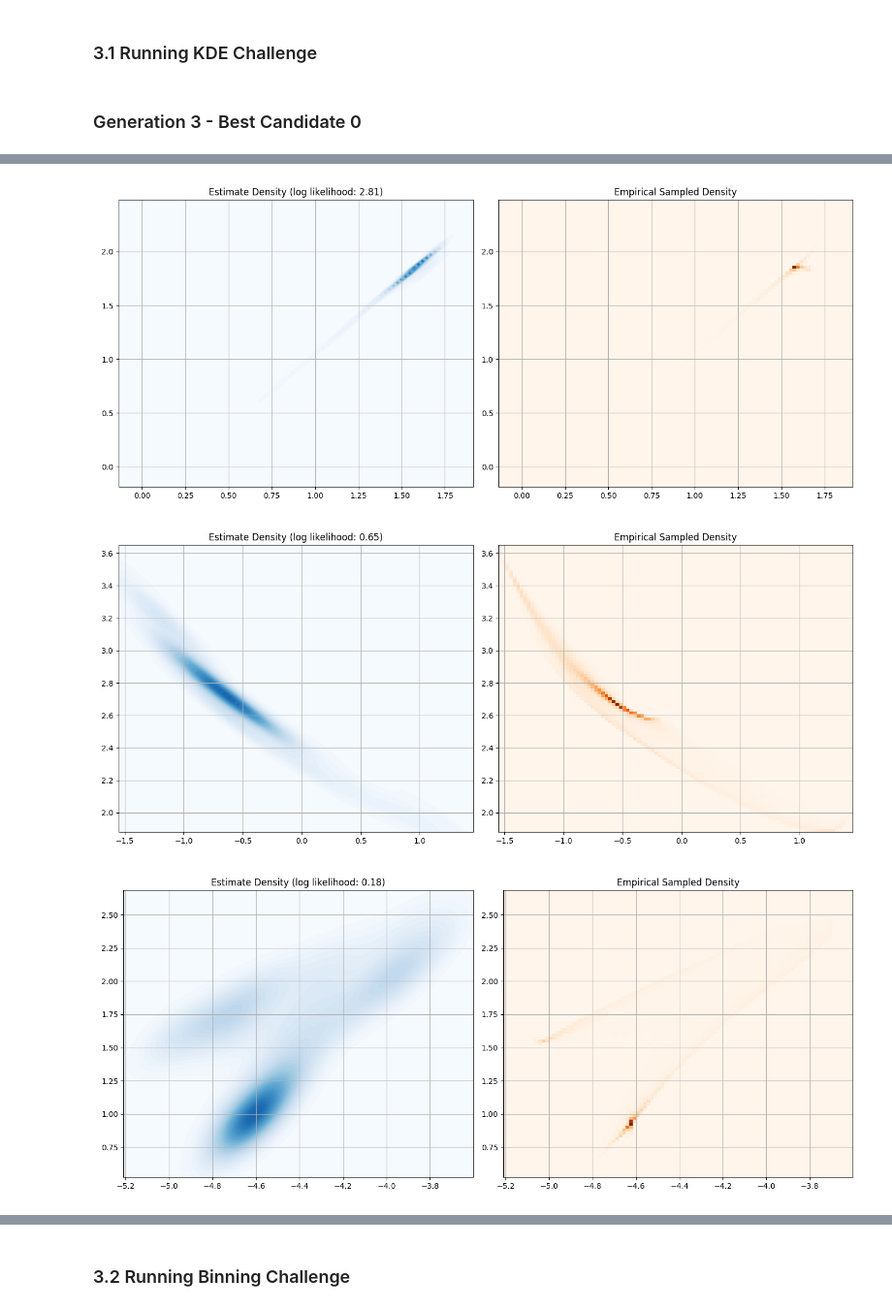
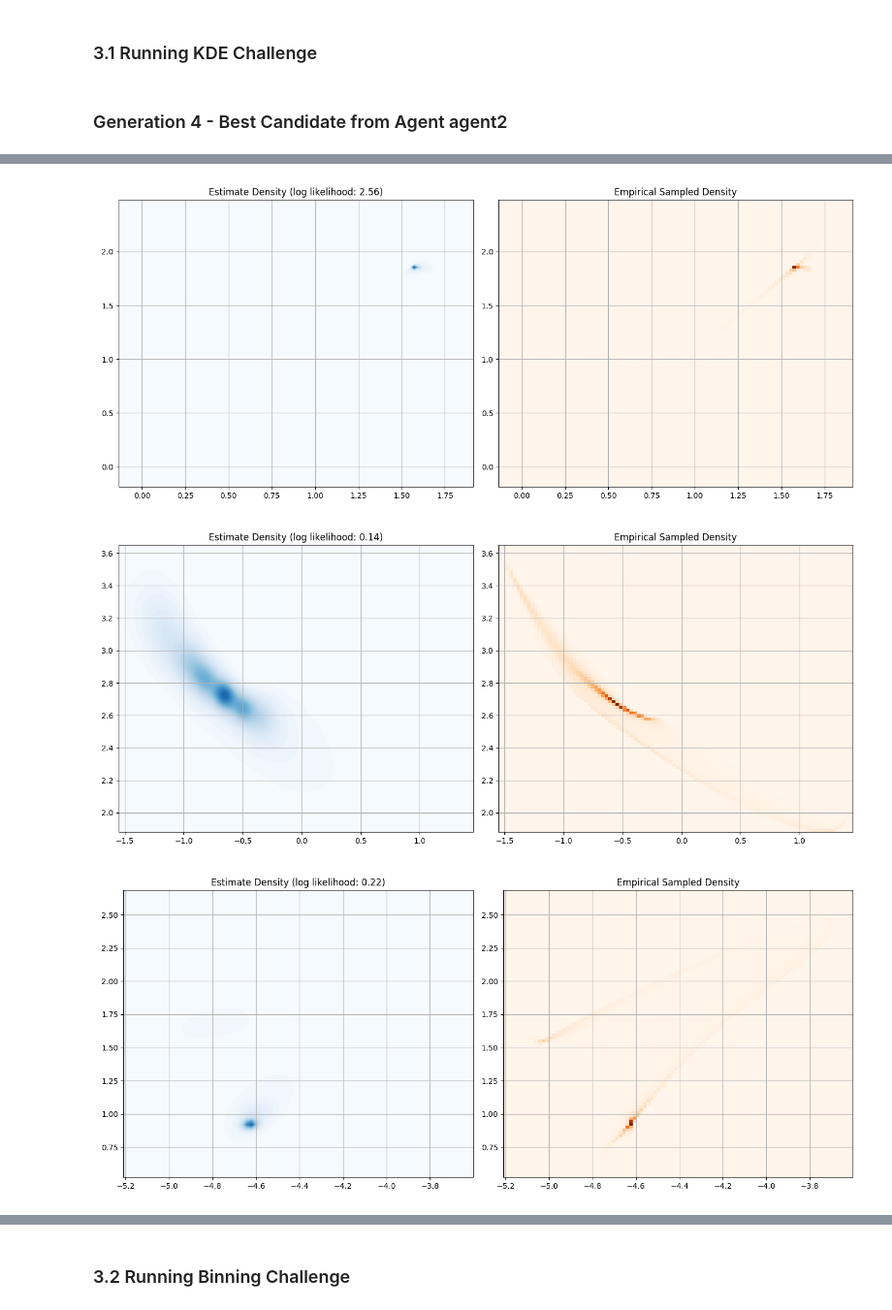
Before and after one commit to tig-foundation/automated-ai-innovator, a Jupyter notebook: quick_start.ipynb, the cells around one changed output, grey strips where cells are left out. Shown at 97% size. Cells and saved outputs as stored; diff of their text form; code cells hidden in the pictures.

Commit message:
Modify framework to be agent based.

```diff
--- a/quick_start.ipynb
+++ b/quick_start.ipynb
@@ -121,6 +118,7 @@ clustering_challenge = Challenge("clustering")
 # %% [markdown]
 ### 3.1 Running KDE Challenge
 # %%
+from autoinnovator import Challenge, LLM, LLMProvider
 from IPython.display import Image, display, clear_output, Markdown
 import time
 
@@ -128,23 +126,40 @@ num_visualisations = 4
 def on_generation_done(ctx: Context):
     clear_output(wait=True)
     best_candidate = max(
-        filter(lambda c: c.success, ctx.candidates[ctx.curr_generation]),
+        filter(lambda c: c.success, ctx.candidates[ctx.curr_generation].values()),
         key=lambda c: c.evaluation["test_log_likelihood_average"]
     )
-    display(Markdown(f"### Generation {ctx.curr_generation} - Best Candidate {best_candidate.id}"))
+    display(Markdown(f"### Generation {ctx.curr_generation} - Best Candidate from Agent '{best_candidate.agent}'"))
     for i in range(num_visualisations):
         display(Image(filename=best_candidate.visualisation_path.format(i=i)))
     display(Image(filename=ctx.results_plot_path))
     time.sleep(1)
 
-kde_ctx = my_autoinnovator.run(
-    llm=llm,
-    challenge=kde_challenge,
+challenge = Challenge("kde")
+kde_ctx = SimpleAutoInnovator().run(
+    agents=dict(
+        agent1=LLM(
+            provider=LLMProvider.OPENAI,
+            model="gpt-4.1-mini-2025-04-14",
+            api_key=API_KEY,
+            secret_messages=[
+                {"role": "system", "content": open(os.path.join("example_prompts", f"{challenge.name}.txt"), "r").read().format(parameters=challenge.parameters)}
+            ]
+        ),
+        agent2=LLM(
+            provider=LLMProvider.OPENAI,
+            model="o3-mini-2025-01-31",
+            api_key=API_KEY,
+            secret_messages=[
+                {"role": "system", "content": open(os.path.join("example_prompts", f"{challenge.name}.txt"), "r").read().format(parameters=challenge.parameters)}
+            ]
+        )
+    ),
+    challenge=challenge,
     num_generations=NUM_GENERATIONS,
-    candidates_per_generation=CANDIDATES_PER_GENERATION,
-    experiment_dir=os.path.join("experiments", "kde"),
+    experiment_dir=os.path.join("experiments", challenge.name),
     num_visualisations_per_candidate=num_visualisations,
     on_generation_done=on_generation_done
 )
 # %% [output]
-### Generation 3 - Best Candidate 0
+### Generation 4 - Best Candidate from Agent agent2
@@ -152,3 +167,3 @@ kde_ctx = my_autoinnovator.run(
-[figure, old version]
+[figure, new version]
-[figure, old version]
+[figure, new version]
-[figure, old version]
+[figure, new version]
```
Also changed, not shown: parts of 7 cells of this notebook, 2 other files.
